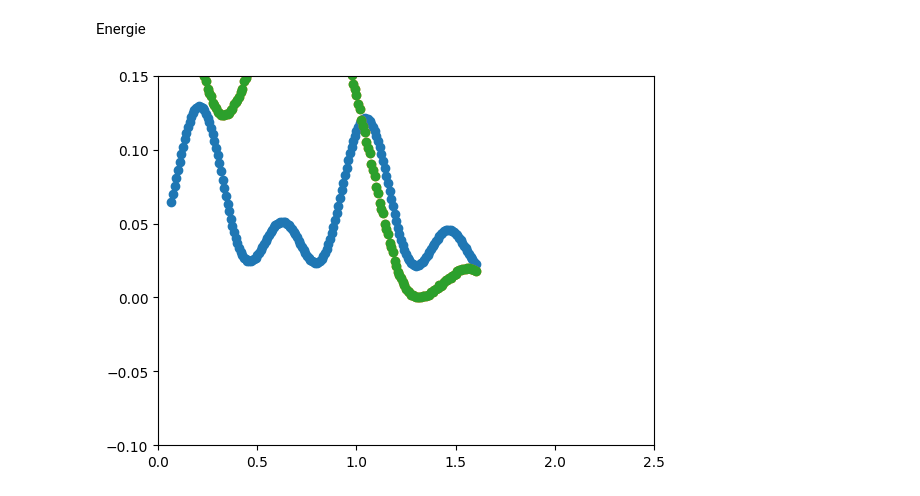
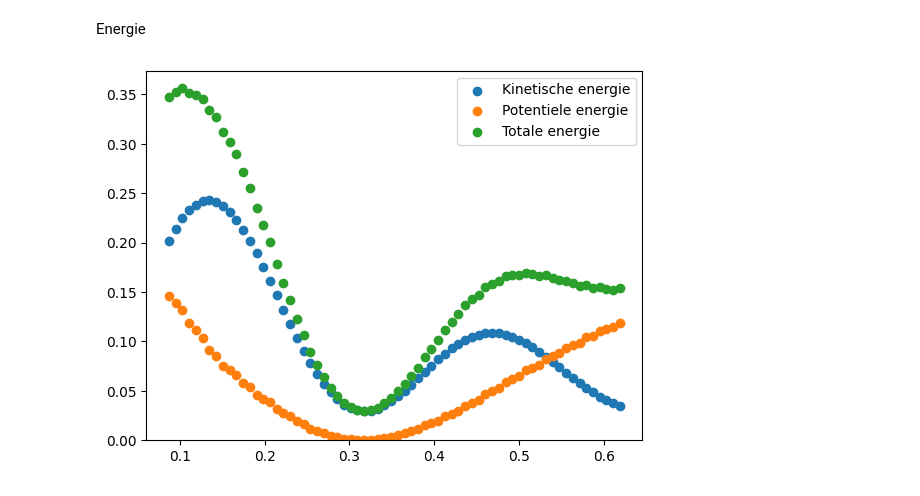
Before and after one commit to Oengaboenga/NSP-2-Jonathan-en-Bryan, a Jupyter notebook: Analyse_meting_4_UIT.ipynb, the cells around one changed output. Drawn from its saved outputs; the diff is of its cells as text; code cells hidden in the pictures.

```diff
--- a/Analyse_meting_4_UIT.ipynb
+++ b/Analyse_meting_4_UIT.ipynb
@@ -16,6 +16,8 @@ path = '2023-12-01 - 12.18.mqa'
 
 df=pd.read_csv(path, sep='\t',header=0)
 
+
+
 Time = df['Time'].str.replace(',', '.').astype(float).to_list()
 Xpos = df['Point #1.X'].str.replace(',', '.').astype(float).to_list()
 Ypos = df['Point #1.Y'].str.replace(',', '.').astype(float).to_list()
@@ -25,10 +27,12 @@ t = [Time[i] for i in range(len(Time)) if str(Xpos[i]) !='nan' ]
 Xpos = [x for x in Xpos if str(x) != 'nan']
 Ypos = [x for x in Ypos if str(x) != 'nan']
 
+
 # Er moet nog een juiste scaling factor komen voor de afstand per pixel
-t =np.asarray(t[1:15000])
-x = np.asarray(Xpos[1:15000])
-y = np.asarray(Ypos[1:15000])
+t =np.asarray(t[1:69])
+x = np.asarray(Xpos[1:69])
+y = np.asarray(Ypos[1:69])
+print(len(t), len(x))
 # %% [markdown]
 Test plot
 # %% [markdown]
@@ -261,27 +236,28 @@ Energie
 # %%
 m=26.9/1000
 g = 9.81
 r_c = 0.11186
 r_b = 21.98/1000
 r= r_c - r_b
 
 E_h = m*g*np.asarray(y[0:15000])
 E_h = np.asarray(E_h)-min(E_h)
 
 v_phi_2= (r*popt_phi_demping[0]*np.exp(-popt_phi_demping[2]*np.asarray(t)))**2
-v_z_2 = (-popt_z[2]*popt_z[3]*np.exp(-popt_z[3]*np.asarray(t))*np.cos(popt_z[1]*np.asarray(t))-popt_z[2]*popt_z[1]*np.exp(-popt_z[3]*np.asarray(t))*np.sin(popt_z[1]*np.asarray(t)) +popt_z[4])**2
-v_2 = np.asarray(v_z_2) + v_phi_2
+# v_z_2 = (-popt_z[2]*popt_z[3]*np.exp(-popt_z[3]*np.asarray(t))*np.cos(popt_z[1]*np.asarray(t))-popt_z[2]*popt_z[1]*np.exp(-popt_z[3]*np.asarray(t))*np.sin(popt_z[1]*np.asarray(t)) +popt_z[4])**2
+v_2 =  v_phi_2  + np.asarray(v_z_2)
 E_k = m*np.asarray(v_2)*7/10
 
 L = np.asarray(E_k - E_h)
 E_tot = np.asarray(E_k + E_h)
 
 plt.scatter(t,E_k)
 plt.scatter(t,E_h)
-plt.scatter(t,E_h)
-plt.xlim(0,2.5)
-plt.ylim(-0.1, 0.15)
+plt.scatter(t,E_tot)
+plt.legend(['Kinetische energie', 'Potentiele energie', 'Totale energie'])
+# plt.xlim(0)
+plt.ylim(0)
 
 plt.show()
 # %% [output]
-[figure, old version]
+[figure, new version]
```
Also changed, not shown: parts of 7 cells of this notebook, 1 other file.
